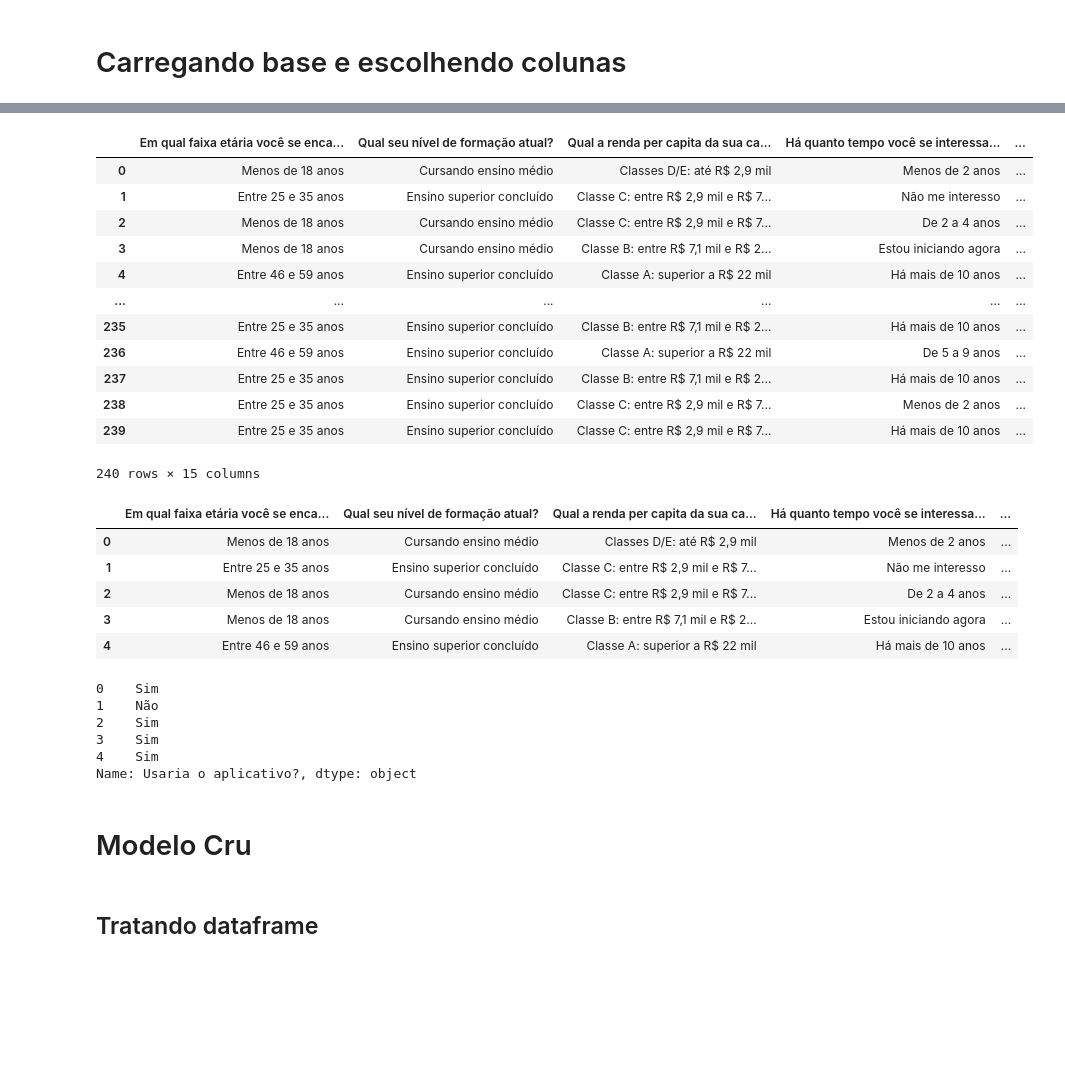
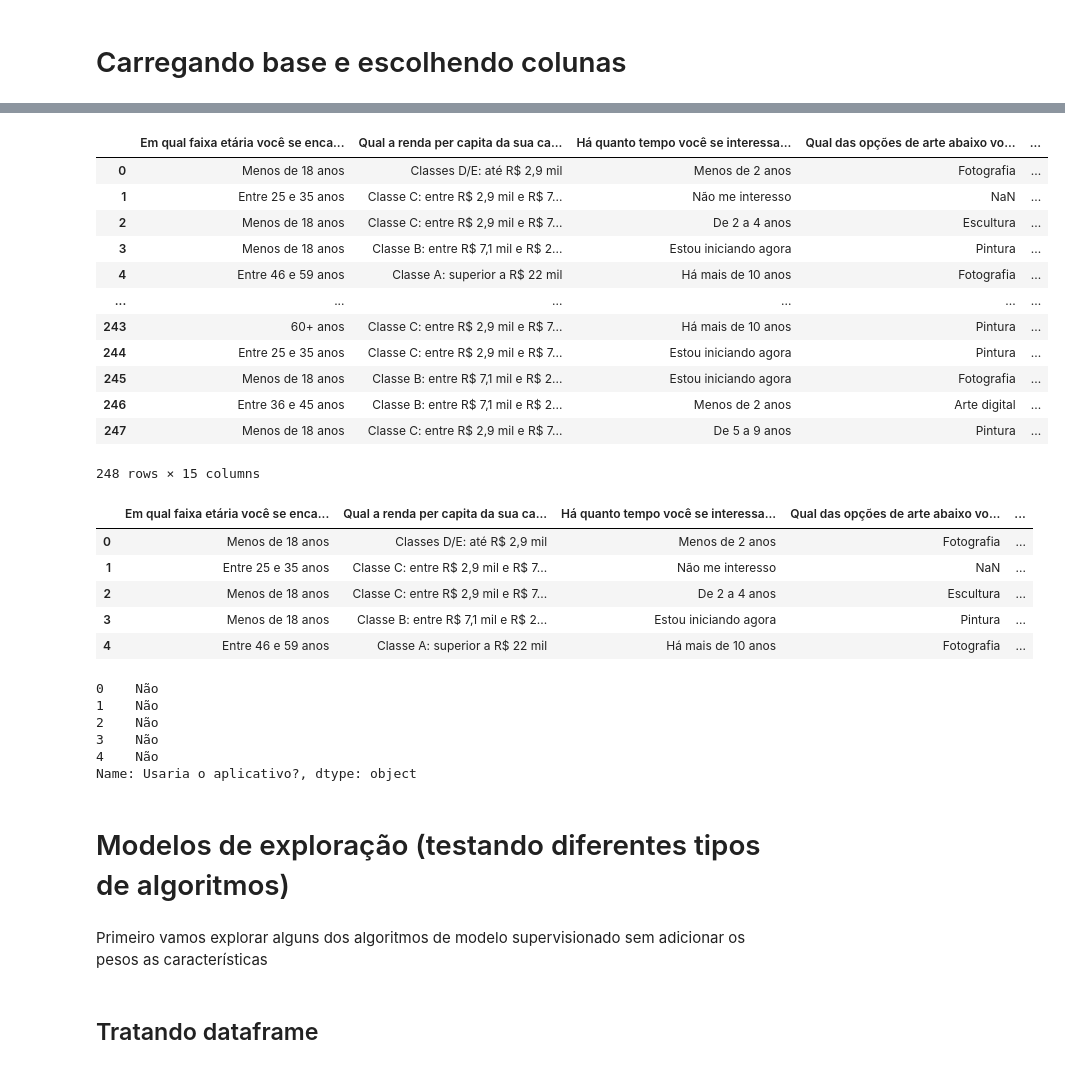
Before and after one commit to leontis2024/analise_de_dados, a Jupyter notebook: modelo_supervisionado_possiveis_usuarios.ipynb, the cells around one changed output, grey strips where cells are left out. Saved outputs shown, nothing was run; the diff lists cells and outputs as text; code cells hidden in the pictures; blank space fills up the shorter version.

```diff
--- a/modelo_supervisionado_possiveis_usuarios.ipynb
+++ b/modelo_supervisionado_possiveis_usuarios.ipynb
@@ -7,2 +31,5 @@ import matplotlib.pyplot as plt
 # %% [markdown]
 # Carregando base e escolhendo colunas
+# %%
+dados = pd.read_excel('dados_possiveis_usuarios_c_label.xlsx')
+dados.head()
@@ -9,40 +66,42 @@ import matplotlib.pyplot as plt
 # %%
-dados = pd.read_excel('dados_possiveis_usuarios_c_label_2_clusters.xlsx')
-dados = dados.drop(columns=['ID', 'Hora de início', 'Hora de conclusão', 'E-mail', 'Nome', 'Hora da última modificação', 'Cluster', 'Usaria o scan?', 'Usaria o guia?', 'Com qual gênero você se identifica?', 'De que forma você costuma buscar essas informações?'])
+dados = dados.drop(columns=['ID', 'Hora de início', 'Hora de conclusão', 'E-mail', 'Nome',
+       'Hora da última modificação', 'Com qual gênero você se identifica?', 'Qual seu nível de formação atual?'])
 dados
 # %% [output]
-|  | Em qual faixa etária você se enca... | Qual seu nível de formação atual? | Qual a renda per capita da sua ca... | Há quanto tempo você se interessa... | ... |
-| 0 | Menos de 18 anos | Cursando ensino médio | Classes D/E: até R$ 2,9 mil | Menos de 2 anos | ... |
-| 1 | Entre 25 e 35 anos | Ensino superior concluído | Classe C: entre R$ 2,9 mil e R$ 7... | Não me interesso | ... |
-| 2 | Menos de 18 anos | Cursando ensino médio | Classe C: entre R$ 2,9 mil e R$ 7... | De 2 a 4 anos | ... |
-| 3 | Menos de 18 anos | Cursando ensino médio | Classe B: entre R$ 7,1 mil e R$ 2... | Estou iniciando agora | ... |
-| 4 | Entre 46 e 59 anos | Ensino superior concluído | Classe A: superior a R$ 22 mil | Há mais de 10 anos | ... |
+|  | Em qual faixa etária você se enca... | Qual a renda per capita da sua ca... | Há quanto tempo você se interessa... | Qual das opções de arte abaixo vo... | ... |
+| 0 | Menos de 18 anos | Classes D/E: até R$ 2,9 mil | Menos de 2 anos | Fotografia | ... |
+| 1 | Entre 25 e 35 anos | Classe C: entre R$ 2,9 mil e R$ 7... | Não me interesso | NaN | ... |
+| 2 | Menos de 18 anos | Classe C: entre R$ 2,9 mil e R$ 7... | De 2 a 4 anos | Escultura | ... |
+| 3 | Menos de 18 anos | Classe B: entre R$ 7,1 mil e R$ 2... | Estou iniciando agora | Pintura | ... |
+| 4 | Entre 46 e 59 anos | Classe A: superior a R$ 22 mil | Há mais de 10 anos | Fotografia | ... |
 | ... | ... | ... | ... | ... | ... |
-| 235 | Entre 25 e 35 anos | Ensino superior concluído | Classe B: entre R$ 7,1 mil e R$ 2... | Há mais de 10 anos | ... |
-| 236 | Entre 46 e 59 anos | Ensino superior concluído | Classe A: superior a R$ 22 mil | De 5 a 9 anos | ... |
-| 237 | Entre 25 e 35 anos | Ensino superior concluído | Classe B: entre R$ 7,1 mil e R$ 2... | Há mais de 10 anos | ... |
-| 238 | Entre 25 e 35 anos | Ensino superior concluído | Classe C: entre R$ 2,9 mil e R$ 7... | Menos de 2 anos | ... |
-| 239 | Entre 25 e 35 anos | Ensino superior concluído | Classe C: entre R$ 2,9 mil e R$ 7... | Há mais de 10 anos | ... |
+| 243 | 60+ anos | Classe C: entre R$ 2,9 mil e R$ 7... | Há mais de 10 anos | Pintura | ... |
+| 244 | Entre 25 e 35 anos | Classe C: entre R$ 2,9 mil e R$ 7... | Estou iniciando agora | Pintura | ... |
+| 245 | Menos de 18 anos | Classe B: entre R$ 7,1 mil e R$ 2... | Estou iniciando agora | Fotografia | ... |
+| 246 | Entre 36 e 45 anos | Classe B: entre R$ 7,1 mil e R$ 2... | Menos de 2 anos | Arte digital | ... |
+| 247 | Menos de 18 anos | Classe C: entre R$ 2,9 mil e R$ 7... | De 5 a 9 anos | Pintura | ... |
-240 rows × 15 columns
+248 rows × 15 columns
 # %%
 df_y, df_x = dados['Usaria o aplicativo?'], dados.drop(columns=['Usaria o aplicativo?'])
 display(df_x.head())
 display(df_y.head())
 # %% [output]
-|  | Em qual faixa etária você se enca... | Qual seu nível de formação atual? | Qual a renda per capita da sua ca... | Há quanto tempo você se interessa... | ... |
-| 0 | Menos de 18 anos | Cursando ensino médio | Classes D/E: até R$ 2,9 mil | Menos de 2 anos | ... |
-| 1 | Entre 25 e 35 anos | Ensino superior concluído | Classe C: entre R$ 2,9 mil e R$ 7... | Não me interesso | ... |
-| 2 | Menos de 18 anos | Cursando ensino médio | Classe C: entre R$ 2,9 mil e R$ 7... | De 2 a 4 anos | ... |
-| 3 | Menos de 18 anos | Cursando ensino médio | Classe B: entre R$ 7,1 mil e R$ 2... | Estou iniciando agora | ... |
-| 4 | Entre 46 e 59 anos | Ensino superior concluído | Classe A: superior a R$ 22 mil | Há mais de 10 anos | ... |
+|  | Em qual faixa etária você se enca... | Qual a renda per capita da sua ca... | Há quanto tempo você se interessa... | Qual das opções de arte abaixo vo... | ... |
+| 0 | Menos de 18 anos | Classes D/E: até R$ 2,9 mil | Menos de 2 anos | Fotografia | ... |
+| 1 | Entre 25 e 35 anos | Classe C: entre R$ 2,9 mil e R$ 7... | Não me interesso | NaN | ... |
+| 2 | Menos de 18 anos | Classe C: entre R$ 2,9 mil e R$ 7... | De 2 a 4 anos | Escultura | ... |
+| 3 | Menos de 18 anos | Classe B: entre R$ 7,1 mil e R$ 2... | Estou iniciando agora | Pintura | ... |
+| 4 | Entre 46 e 59 anos | Classe A: superior a R$ 22 mil | Há mais de 10 anos | Fotografia | ... |
-0    Sim
+0    Não
 1    Não
-2    Sim
-3    Sim
-4    Sim
+2    Não
+3    Não
+4    Não
 Name: Usaria o aplicativo?, dtype: object
-# %% [markdown]
-# Modelo Cru
+# %% [markdown]
+# Modelos de exploração (testando diferentes tipos de algoritmos)
+# %% [markdown]
+Primeiro vamos explorar alguns dos algoritmos de modelo supervisionado sem adicionar os pesos as características
 # %% [markdown]
 ## Tratando dataframe
 # %%
```
Also changed, not shown: parts of 92 cells of this notebook, 2 other files.
